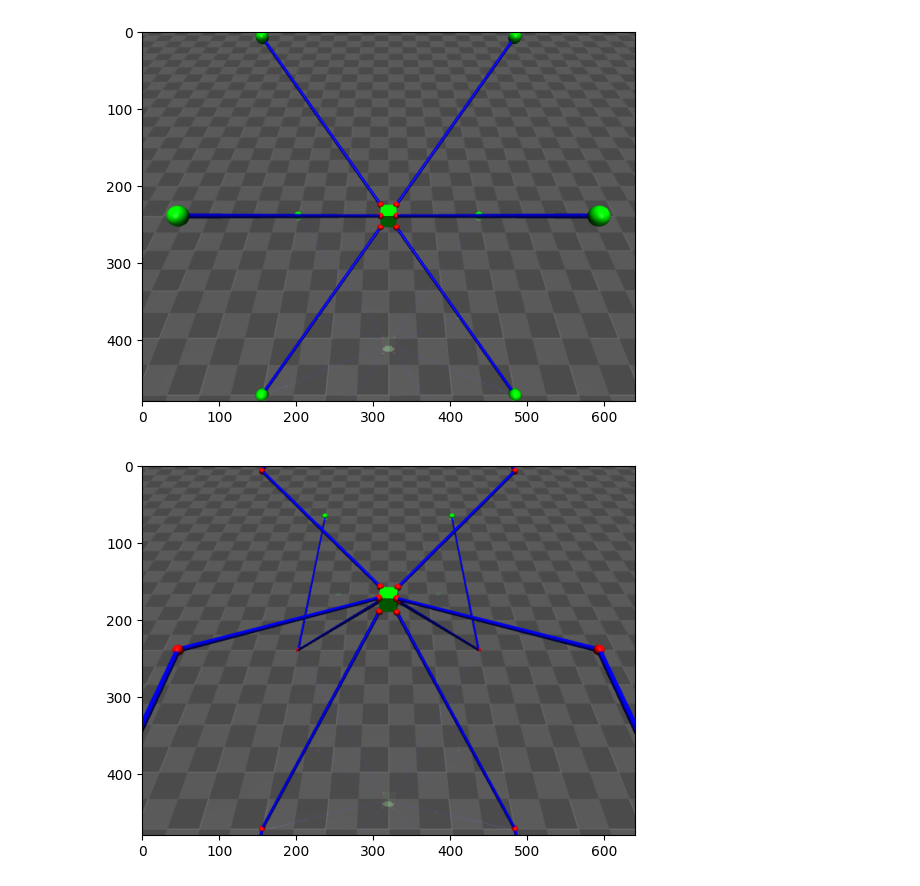
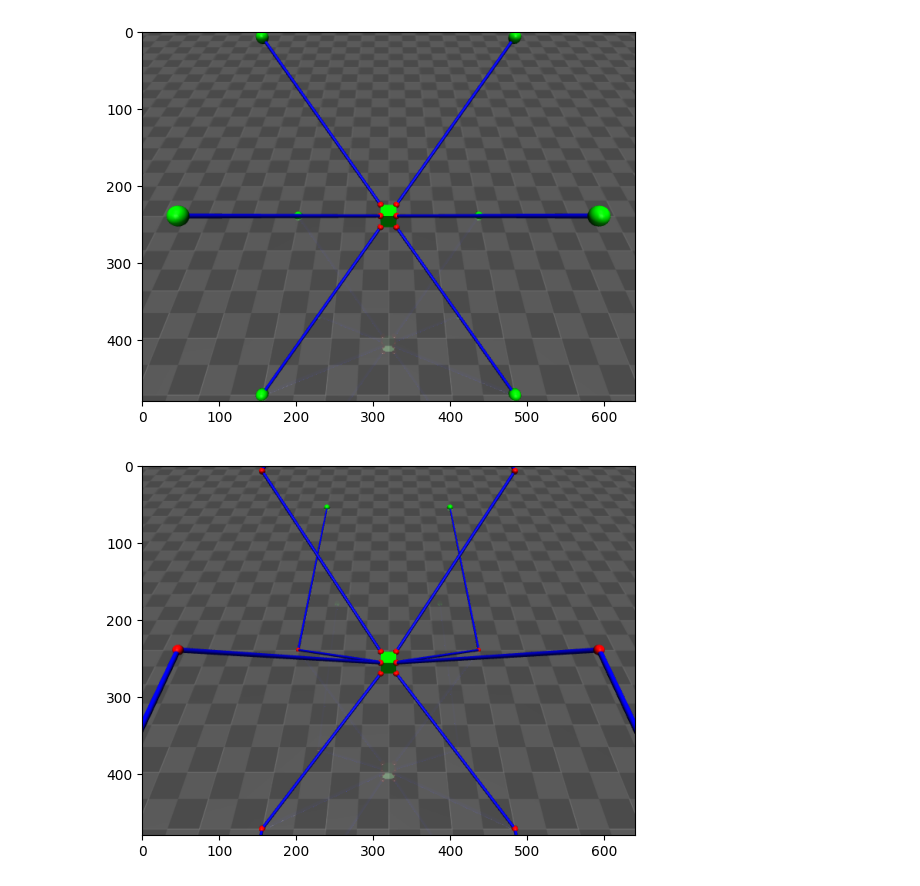
Before and after one commit to Yang51st/Mujoco-CDPR-Simulator, a Jupyter notebook: cdpr_sketches.ipynb, the cells around one changed output. Cells and saved outputs as stored; diff of their text form; code cells hidden in the pictures.

```diff
--- a/cdpr_sketches.ipynb
+++ b/cdpr_sketches.ipynb
@@ -22,34 +22,34 @@ def circle_path(theta, radius, height):
 # %%
 import time
 from IPython import display
 %matplotlib inline
 
 #Controls 0 to 7 inclusive control cable tendons 0 to 7 inclusive.
 #Every mujoco simulation step moves forward by 0.002 seconds by default.
 
 desired_position=[0,0,machine_frame_height/2]
 desired_orientation=[0,0,0]
 
 real_time=True
 wal_start_time= time.time()
 sim_start_time = cdpr_data.time
 for _ in range(int(10/cdpr_model.opt.timestep)+1):
-    cdpr_data.ctrl=20*np.ones(8)-inverse_kinematics(target_xyz=circle_path(0,0,_/5000*machine_frame_height),
+    cdpr_data.ctrl=20*np.ones(8)-inverse_kinematics(target_xyz=desired_position,
                                       target_orientation=desired_orientation)
     mj.mj_step(cdpr_model, cdpr_data)
     if real_time:
         if (time.time() - wal_start_time)>=(cdpr_data.time-sim_start_time):
             continue
     else:
         if _%100!=0:
             continue
     renderer.update_scene(cdpr_data, camera="main_camera")
     render=renderer.render()
     plt.imshow(render)
     display.display(plt.gcf())
     display.clear_output(wait=True)
 # %% [output]
-[figure, old version]
+[figure, new version]
 # %%
 actual_ee_rot_mat=np.stack([cdpr_data.sensor("end_effector_xv").data, cdpr_data.sensor("end_effector_yv").data, cdpr_data.sensor("end_effector_zv").data])
 actual_ee_axis_angles=R.from_matrix(actual_ee_rot_mat).as_rotvec(degrees=True)
```
Also changed, not shown: parts of 3 cells of this notebook, 3 other files.
